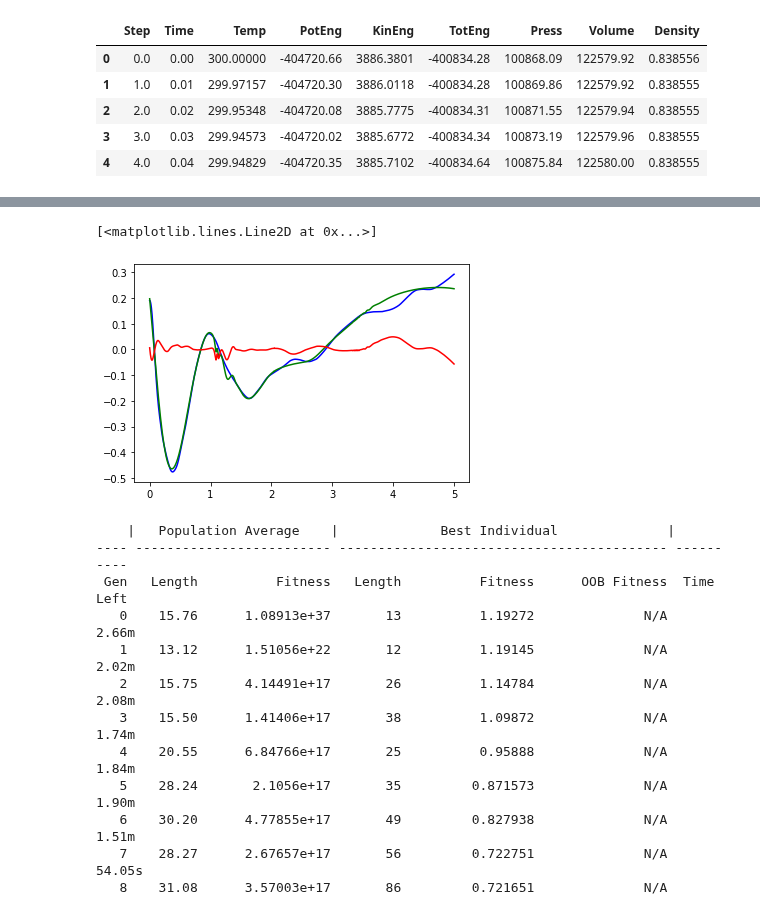
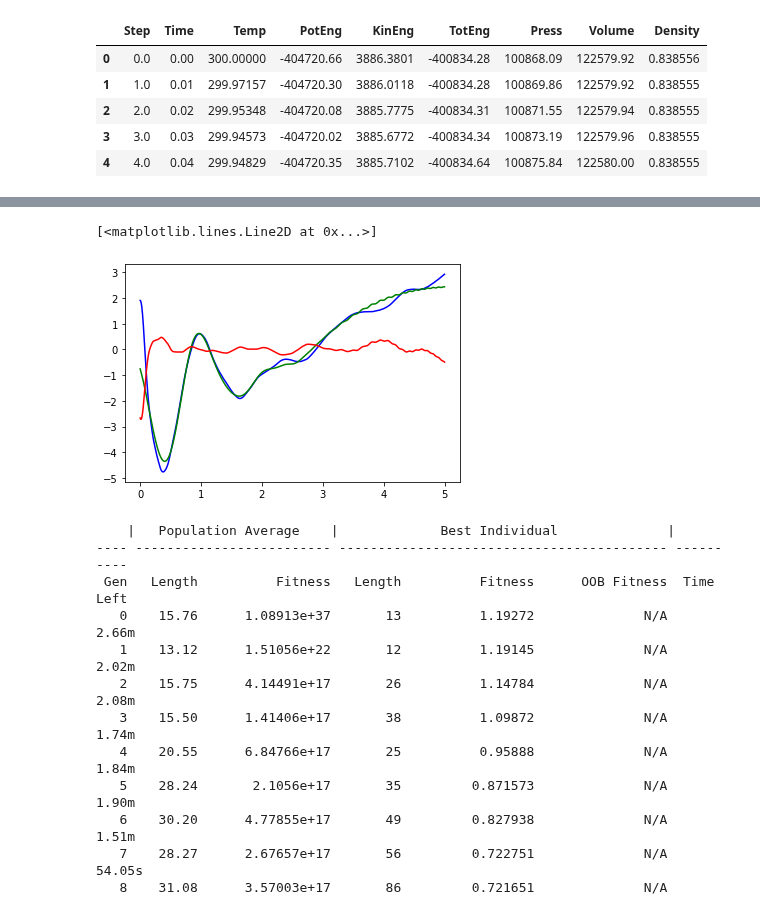
Before and after one commit to dhdzmota/Symbolic_Regression, a Jupyter notebook: Untitled1.ipynb, the cells around one changed output, grey strips where cells are left out. Cells and saved outputs as stored; diff of their text form; code cells hidden in the pictures.

```diff
--- a/Untitled1.ipynb
+++ b/Untitled1.ipynb
@@ -61,17 +66,19 @@ def cu(x1):
 # %%
 exponential = make_function(function=exp,arity=1,name='exp')
 # Use the Symbolic Regressor to find a function
-est_gp =  SymbolicRegressor(population_size=7000,
-                           tournament_size=15,
-                           const_range=(-5,5),
-                           generations=300,
+est_gp =  SymbolicRegressor(population_size=5000,
+                           const_range=(-1,1),
+                           tournament_size = 50,
+                           generations=30,
                            stopping_criteria=0.0001,
                            function_set = ['add', 'mul', 'sin','neg',exponential],
                            p_crossover=0.7,
-                           p_subtree_mutation=0.1,
+                           p_subtree_mutation=0.05,
+                           p_hoist_mutation = 0.01,
+                           p_point_mutation = 0.1,
                            max_samples=1,
                            verbose=1,
-                           parsimony_coefficient=0.00000001)
+                           parsimony_coefficient=0.0003)
 # Fit with the data
 est_gp.fit(X0.reshape(-1, 1), Y0)
 
@@ -98,33 +105,26 @@ print(est_gp._program)
-# %%
-y_reg = add(add(exp(neg(exp(exp(sin(X0))))), mul(sin(add(exp(neg(exp(exp(sin(X0))))),
-        mul(sin(add(exp(neg(exp(exp(X0)))), mul(neg(add(X0, X0)), exp(sin(X0))))),
-        exp(mul(X0, sin(add(exp(neg(exp(exp(sin(X0))))), mul(neg(add(X0, X0)), exp(
-        sin(sin(mul(sin(X0), exp(add(sin(sin(exp(-3.453))), mul(sin(neg(add(X0, X0))), exp(
-        neg(sin(exp(add(sin(sin(add(exp(neg(exp(exp(sin(X0))))), mul(sin(add(exp(neg(exp(
-        exp(X0)))), mul(neg(add(X0, X0)), exp(sin(X0))))), exp(mul(X0, sin(add(exp(neg(exp(
-        exp(sin(X0))))), mul(neg(add(X0, X0)), exp(sin(sin(mul(sin(X0), exp(add(sin(sin(exp(
-        -3.453))), mul(sin(neg(add(X0, X0))), exp(sin(X0)))))))))))))))))), mul(sin(neg(add(
-        X0, X0))), sin(sin(X0))))))))))))))))))))))), exp(mul(X0, neg(add(X0, X0)))))), mul(
-        sin(neg(mul(mul(sin(X0), exp(add(sin(sin(neg(0.118))), mul(exp(mul(neg(add(
-        -1.044, 0.729)), neg(sin(add(exp(-0.267), mul(neg(add(X0, X0)), exp(sin(X0)))))))), sin(
-        sin(X0)))))), exp(-3.453)))), exp(sin(sin(mul(sin(X0), exp(neg(sin(add(add(add(exp(neg(
-        exp(exp(sin(X0))))), mul(sin(add(exp(neg(exp(exp(sin(X0))))), mul(sin(add(neg(sin(add(
-        exp(-0.267), mul(neg(add(X0, X0)), exp(sin(X0)))))), mul(neg(add(X0, X0)), exp(sin(
-        X0))))), exp(mul(X0, neg(mul(neg(add(-1.044, 0.729)), neg(sin(add(exp(-0.267), mul(neg(
-        add(X0, X0)), exp(sin(X0))))))))))))), exp(mul(X0, sin(add(exp(-0.267), mul(neg(add(
-        X0, X0)), exp(sin(X0))))))))), mul(sin(neg(mul(sin(mul(exp(mul(neg(add(-1.044, 0.729)), neg(
-        add(exp(neg(exp(exp(neg(exp(exp(sin(X0)))))))), sin(add(exp(neg(exp(exp(sin(X0))))), mul(
-        neg(add(X0, X0)), exp(sin(X0))))))))), sin(sin(X0)))), sin(X0)))), exp(mul(sin(X0), exp(
-        add(sin(sin(neg(0.118))), mul(sin(sin(sin(X0))), sin(sin(X0))))))))), mul(neg(add(
-        X0, X0)), exp(sin(X0)))))))))))))
-
-plt.plot(X0,Y0,c='b')
-plt.plot(X0,y_reg,c='g')
-err= y_reg-Y0
-plt.plot(X0,err, c='r')
-# %% [output]
-[<matplotlib.lines.Line2D at 0x...>]
-[figure, removed]
+# %%
+y_reg = mul(add(mul(exp(neg(X0)), sin(neg(mul(exp(neg(neg(sin(
+    X0)))), mul(exp(exp(-0.598)), sin(X0)))))), add(mul(sin(
+    exp(neg(add(X0, -0.816)))), sin(neg(mul(exp(sin(0.312)), mul(
+    exp(exp(-0.598)), add(X0, sin(X0))))))), add(mul(sin(exp(
+    neg(X0))), sin(neg(mul(exp(neg(neg(neg(mul(X0, X0))))), mul(
+    exp(exp(-0.598)), sin(X0)))))), add(mul(sin(exp(neg(X0))), sin(
+    neg(mul(neg(mul(X0, X0)), X0)))), add(mul(sin(exp(neg(X0))), sin(
+    add(neg(exp(add(neg(neg(sin(X0))), neg(neg(sin(X0)))))), sin(
+    exp(-0.818))))), add(mul(sin(exp(add(add(mul(X0, -0.474), mul(
+    0.622, -0.007)), mul(exp(neg(add(X0, -0.816))), neg(-0.546))))), sin(
+    neg(exp(add(sin(X0), neg(neg(sin(X0)))))))), neg(exp(sin(
+    0.312))))))))), add(add(neg(mul(0.852, -0.560)), neg(mul(
+    0.287, X0))), neg(neg(sin(neg(neg(add(mul(sin(exp(neg(X0))), neg(neg(
+    sin(X0)))), sin(X0)))))))))
+
+plt.plot(X0,Y0,c='b')
+plt.plot(X0,y_reg,c='g')
+err= y_reg-Y0
+plt.plot(X0,err, c='r')
+# %% [output]
+[<matplotlib.lines.Line2D at 0x...>]
+[figure, added]
 # %%
 def sin1(z):
     return sin(10*z)
```
Also changed, not shown: parts of 3 cells of this notebook.
